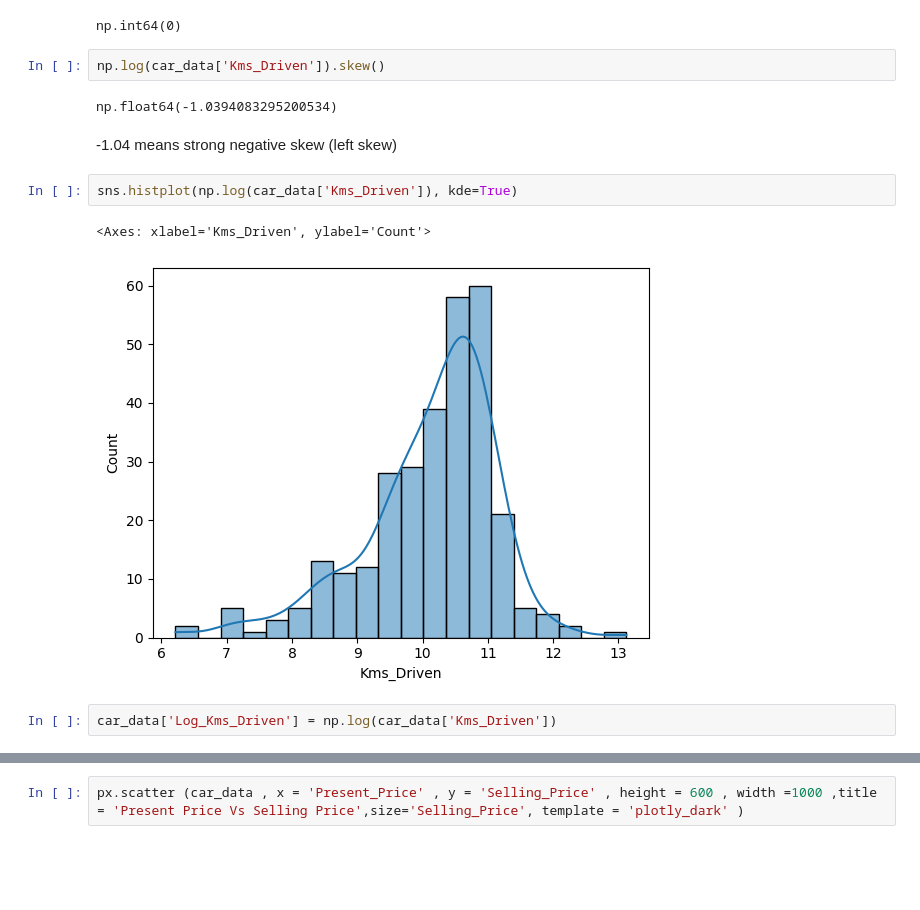
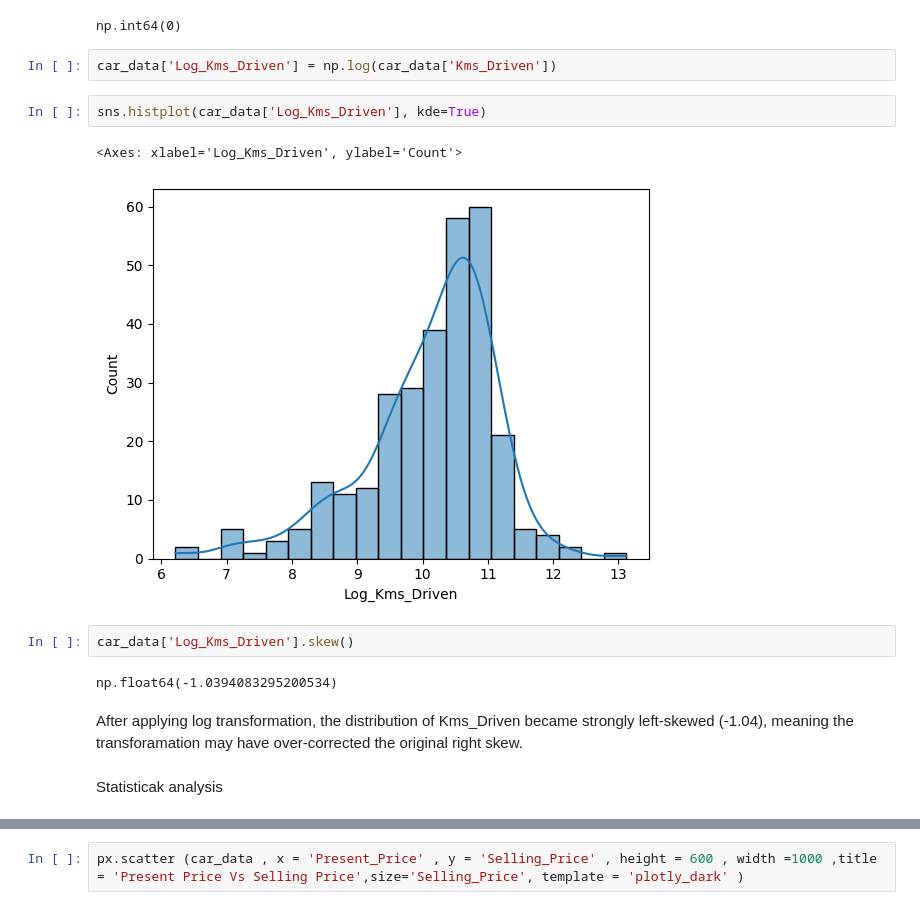
Before and after one commit to AichaELMouta/Books_sales_Regression, a Jupyter notebook: car_price_prediction.ipynb, the cells around one changed output, grey strips where cells are left out. Drawn from its saved outputs; the diff is of its cells as text; blank space fills up the shorter version.

```diff
--- a/car_price_prediction.ipynb
+++ b/car_price_prediction.ipynb
@@ -485,17 +483,19 @@ sns.histplot(car_data['Kms_Driven'], kde=True)
 (car_data['Kms_Driven'] == 0).sum()
 # %% [output]
 np.int64(0)
-# %%
-np.log(car_data['Kms_Driven']).skew()
-# %% [output]
-np.float64(-1.0394083295200534)
-# %% [markdown]
--1.04 means strong negative skew (left skew)
-# %%
-sns.histplot(np.log(car_data['Kms_Driven']), kde=True)
-# %% [output]
-<Axes: xlabel='Kms_Driven', ylabel='Count'>
-[figure, removed]
 # %%
 car_data['Log_Kms_Driven'] = np.log(car_data['Kms_Driven'])
+# %%
+sns.histplot(car_data['Log_Kms_Driven'], kde=True)
+# %% [output]
+<Axes: xlabel='Log_Kms_Driven', ylabel='Count'>
+[figure, added]
+# %%
+car_data['Log_Kms_Driven'].skew()
+# %% [output]
+np.float64(-1.0394083295200534)
+# %% [markdown]
+After applying log transformation, the distribution of Kms_Driven became strongly left-skewed (-1.04), meaning the transforamation may have over-corrected the original right skew.
+# %% [markdown]
+Statisticak analysis
 # %%
```
Also changed, not shown: parts of 80 cells of this notebook.
